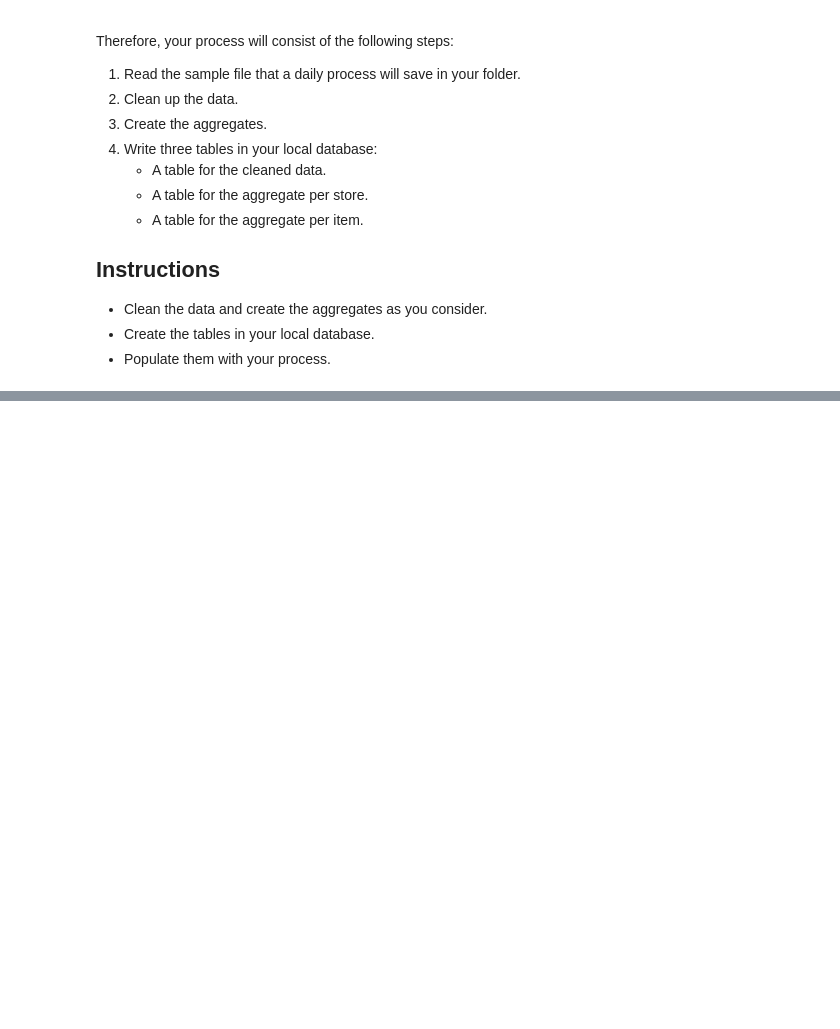
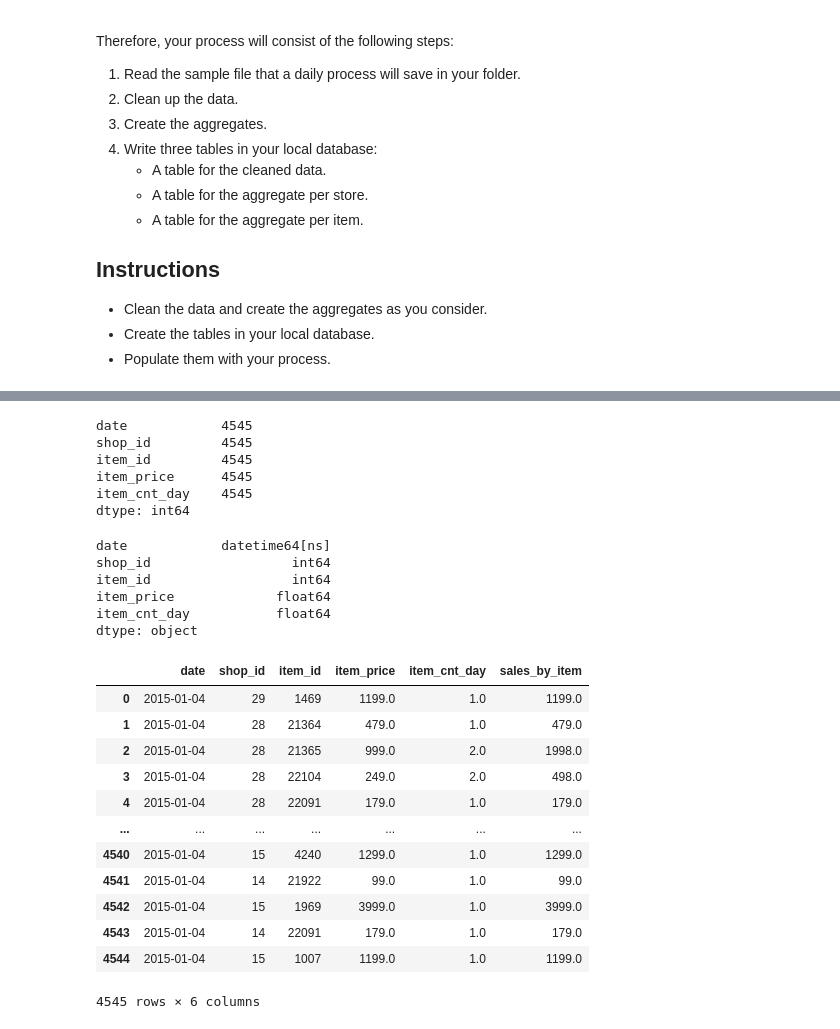
Before and after one commit to ta-data-bcn/lab-df-calculation-and-transformation, a Jupyter notebook: your-code/main.ipynb, the cells around one changed output, grey strips where cells are left out. Saved outputs shown, nothing was run; the diff lists cells and outputs as text; code cells hidden in the pictures; blank space fills up the shorter version.

```diff
--- a/your-code/main.ipynb
+++ b/your-code/main.ipynb
@@ -31,0 +37,12 @@ Therefore, your process will consist of the following steps:
+# %%
+# importing data from Ironhack database
+
+driver = 'mysql+pymysql'
+user = 'root'
+password = 'sushi'
+ip = '127.0.0.1'
+connection_string = f'{driver}://{user}:{password}@{ip}'
+db_connection = create_engine(connection_string)
+# %%
+retailsales = pd.read_sql_query("SELECT * FROM retail_sales.raw_sales", db_connection)
+retailsales.head()
@@ -31,0 +56,37 @@ Therefore, your process will consist of the following steps:
+# %%
+# Checking for NaN s
+
+retailsales.isna().count()
+# %% [output]
+date            4545
+shop_id         4545
+item_id         4545
+item_price      4545
+item_cnt_day    4545
+dtype: int64
+# %%
+retailsales.dtypes
+# %% [output]
+date            datetime64[ns]
+shop_id                  int64
+item_id                  int64
+item_price             float64
+item_cnt_day           float64
+dtype: object
+# %%
+retailsales['sales_by_item'] = retailsales['item_price'] * retailsales['item_cnt_day']
+retailsales
+# %% [output]
+|  | date | shop_id | item_id | item_price | item_cnt_day | sales_by_item |
+| 0 | 2015-01-04 | 29 | 1469 | 1199.0 | 1.0 | 1199.0 |
+| 1 | 2015-01-04 | 28 | 21364 | 479.0 | 1.0 | 479.0 |
+| 2 | 2015-01-04 | 28 | 21365 | 999.0 | 2.0 | 1998.0 |
+| 3 | 2015-01-04 | 28 | 22104 | 249.0 | 2.0 | 498.0 |
+| 4 | 2015-01-04 | 28 | 22091 | 179.0 | 1.0 | 179.0 |
+| ... | ... | ... | ... | ... | ... | ... |
+| 4540 | 2015-01-04 | 15 | 4240 | 1299.0 | 1.0 | 1299.0 |
+| 4541 | 2015-01-04 | 14 | 21922 | 99.0 | 1.0 | 99.0 |
+| 4542 | 2015-01-04 | 15 | 1969 | 3999.0 | 1.0 | 3999.0 |
+| 4543 | 2015-01-04 | 14 | 22091 | 179.0 | 1.0 | 179.0 |
+| 4544 | 2015-01-04 | 15 | 1007 | 1199.0 | 1.0 | 1199.0 |
+4545 rows × 6 columns
```
Also changed, not shown: parts of 11 cells of this notebook, 3 other files.
